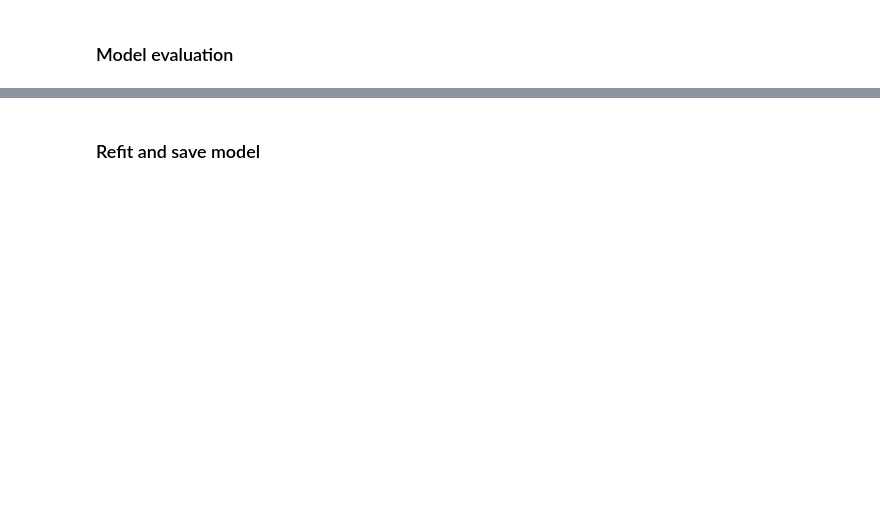
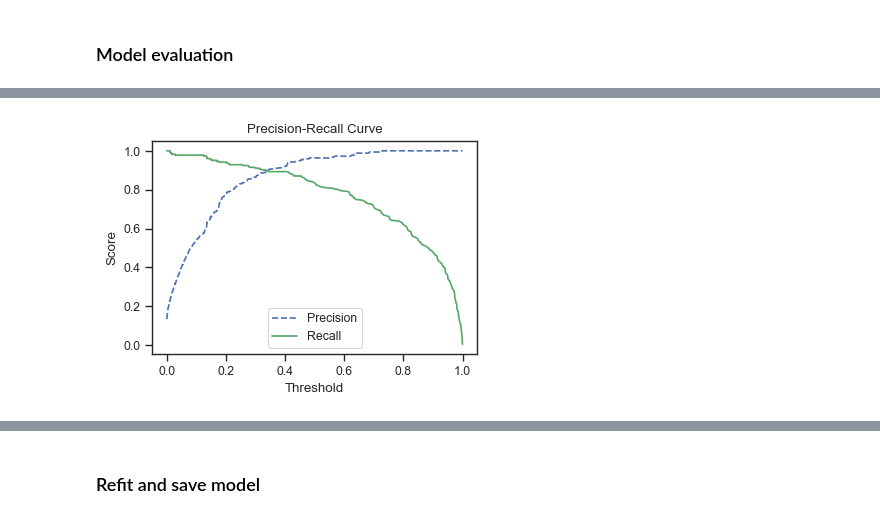
Before and after one commit to mathisdrn/M1MIASHS-NLP, a Jupyter notebook: src/00 - EDA.ipynb, the cells around one changed output, grey strips where cells are left out. Saved outputs shown, nothing was run; the diff lists cells and outputs as text; code cells hidden in the pictures; blank space fills up the shorter version.

Commit message:
updated figure

```diff
--- a/src/00 - EDA.ipynb
+++ b/src/00 - EDA.ipynb
@@ -98,7 +97,7 @@ models = [
         'model_instance' : SVC(probability=True),
         'model_param' :
         {
-            'model__C' : np.linspace(0.1, 1, 10)
+            'model__C' : np.linspace(0.1, 1, 5)
         },
         'best_model': None,
     }
@@ -188,0 +143,5 @@ weighted avg       0.98      0.98      0.98      1672
+# %%
+model_infos = models[0]
+best_model = model_infos['best_model']
+y_pred = best_model.predict(X_test)
+y_pred_proba = best_model.predict_proba(X_test)
@@ -188,0 +158,5 @@ weighted avg       0.98      0.98      0.98      1672
+# %%
+#| label: figure_pr_bayes
+precision_recall_plot(y_test, y_pred_proba[:, 1])
+# %% [output]
+[figure, added]
```
Also changed, not shown: parts of 22 cells of this notebook, 9 other files.
